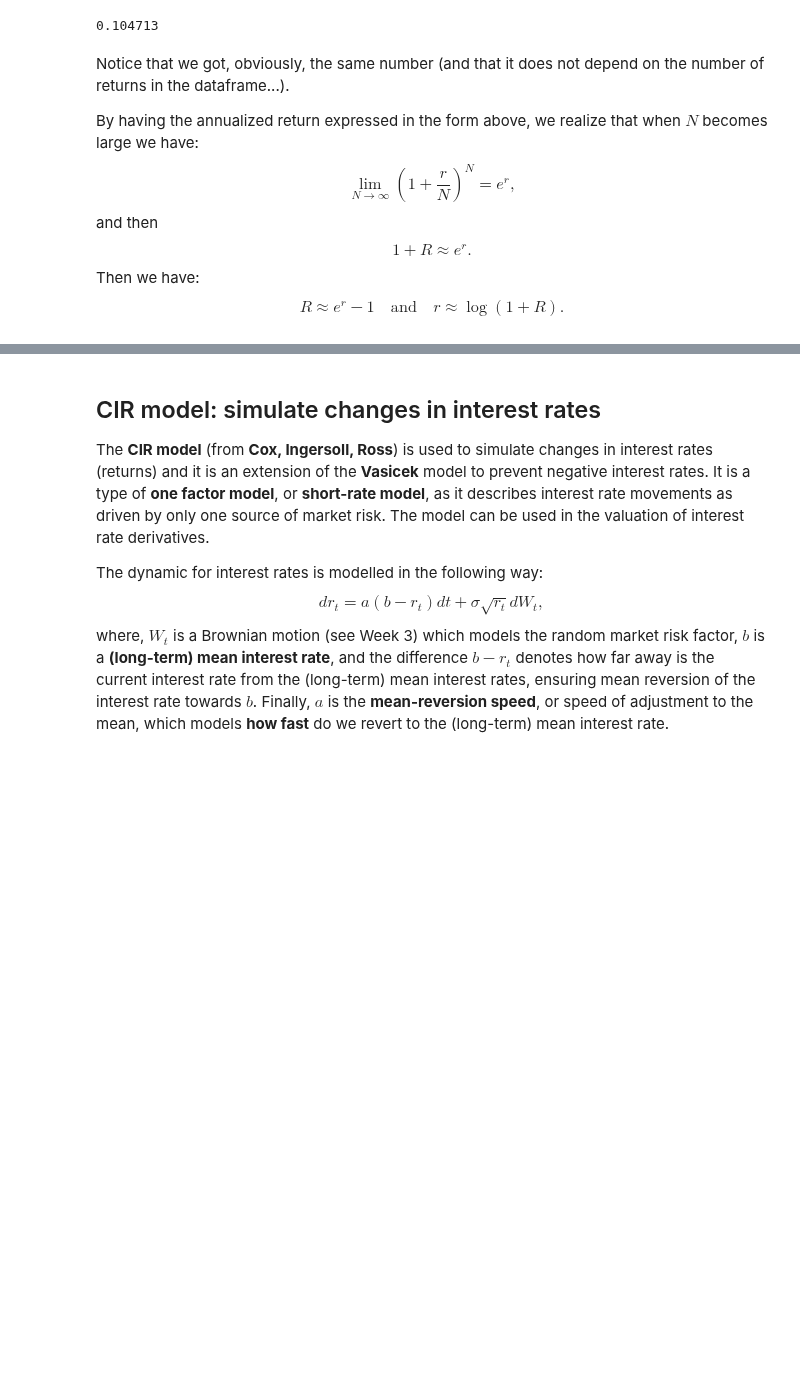
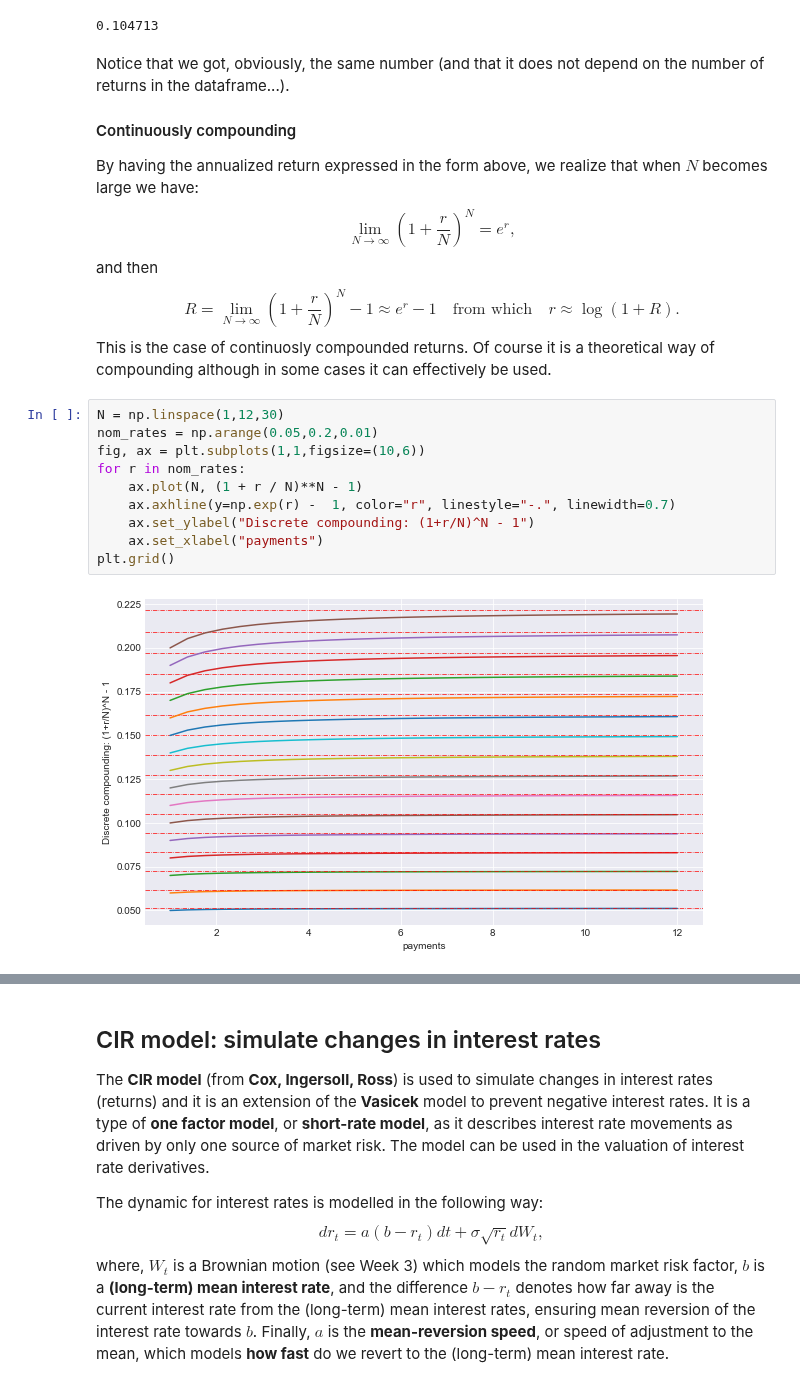
Before and after one commit to z4ir3/finance-courses, a Jupyter notebook: week-4.ipynb, the cells around one changed output, grey strips where cells are left out. Drawn from its saved outputs; the diff is of its cells as text; blank space fills up the shorter version.

Commit message:
added a plot for discrete and cont compounding

```diff
--- a/week-4.ipynb
+++ b/week-4.ipynb
@@ -279,17 +287,27 @@ np.round(R,6)
 # %% [markdown]
 Notice that we got, obviously, the same number (and that it does not depend on the number of returns in the dataframe...).
 
+#### Continuously compounding
 By having the annualized return expressed in the form above, we realize that when $N$ becomes large we have:
 $$
 \lim_{N\to \infty} \left(1 + \frac{r}{N} \right)^N = e^{r},
 $$
 and then
 $$
-1 + R \approx e^r.
-$$
-Then we have:
-$$
-R \approx e^r - 1
-\quad\text{and}\quad
+R = \lim_{N\to \infty} \left(1 + \frac{r}{N} \right)^N  - 1 \approx e^r - 1
+\quad\text{from which}\quad
 r \approx \log{(1 + R)}.
 $$
+This is the case of continuosly compounded returns. Of course it is a theoretical way of compounding although in some cases it can effectively be used.
+# %%
+N = np.linspace(1,12,30)
+nom_rates = np.arange(0.05,0.2,0.01)
+fig, ax = plt.subplots(1,1,figsize=(10,6))
+for r in nom_rates:
+    ax.plot(N, (1 + r / N)**N - 1)
+    ax.axhline(y=np.exp(r) -  1, color="r", linestyle="-.", linewidth=0.7)
+    ax.set_ylabel("Discrete compounding: (1+r/N)^N - 1")
+    ax.set_xlabel("payments")
+plt.grid()
+# %% [output]
+[figure, added]
```
Also changed, not shown: parts of 31 cells of this notebook.
